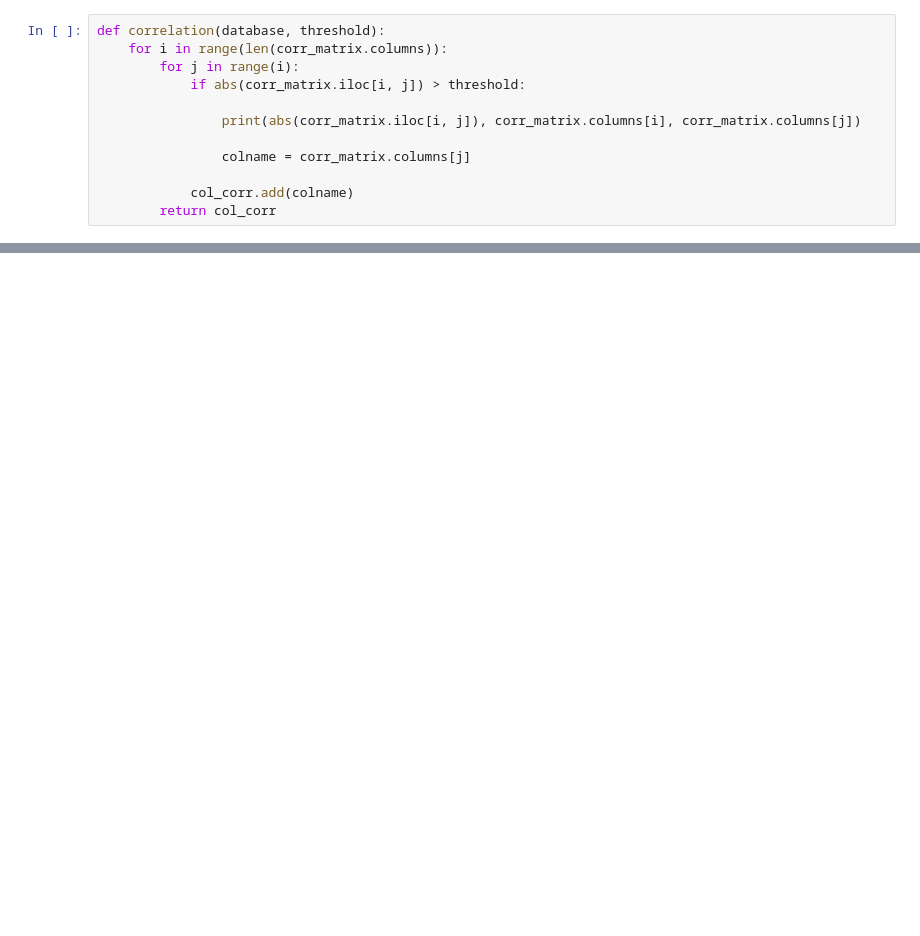
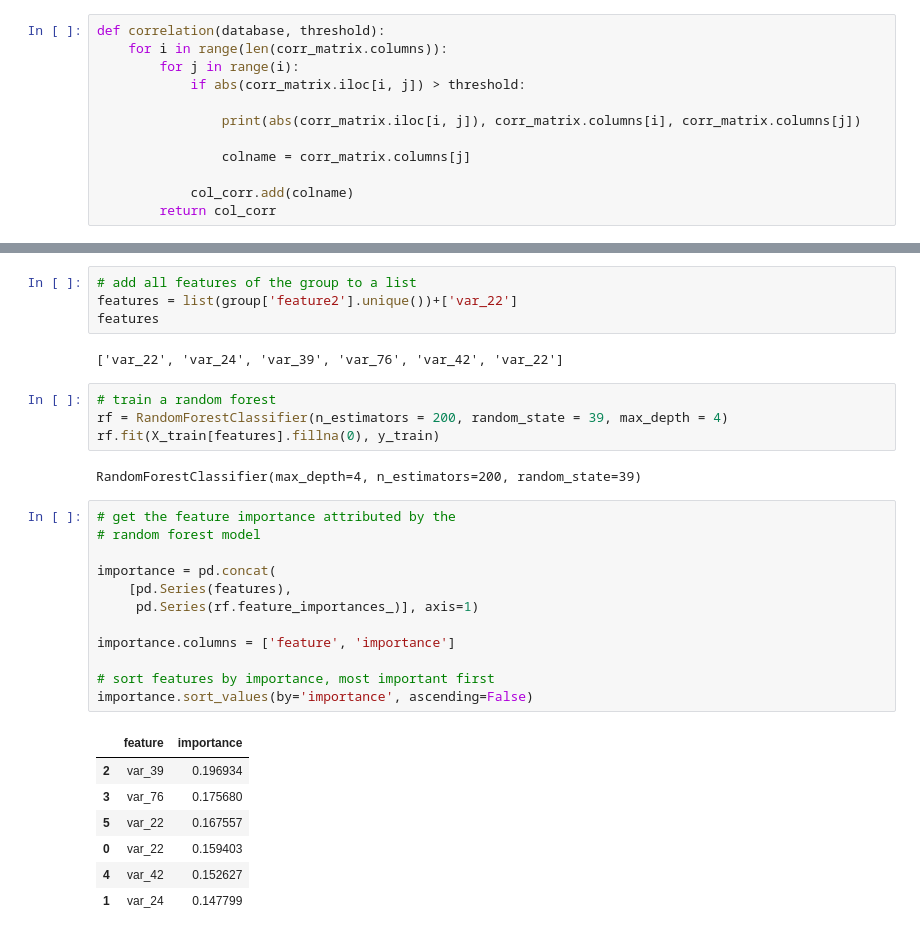
Before and after one commit to daianeklein/Feature-Selection, a Jupyter notebook: Correlation.ipynb, the cells around one changed output, grey strips where cells are left out. Saved outputs shown, nothing was run; the diff lists cells and outputs as text; blank space fills up the shorter version.

```diff
--- a/Correlation.ipynb
+++ b/Correlation.ipynb
@@ -225,0 +320,32 @@ len(set(corr_features))
+# %%
+# add all features of the group to a list
+features = list(group['feature2'].unique())+['var_22']
+features
+# %% [output]
+['var_22', 'var_24', 'var_39', 'var_76', 'var_42', 'var_22']
+# %%
+# train a random forest
+rf = RandomForestClassifier(n_estimators = 200, random_state = 39, max_depth = 4)
+rf.fit(X_train[features].fillna(0), y_train)
+# %% [output]
+RandomForestClassifier(max_depth=4, n_estimators=200, random_state=39)
+# %%
+# get the feature importance attributed by the
+# random forest model
+
+importance = pd.concat(
+    [pd.Series(features),
+     pd.Series(rf.feature_importances_)], axis=1)
+
+importance.columns = ['feature', 'importance']
+
+# sort features by importance, most important first
+importance.sort_values(by='importance', ascending=False)
+# %% [output]
+|  | feature | importance |
+| 2 | var_39 | 0.196934 |
+| 3 | var_76 | 0.175680 |
+| 5 | var_22 | 0.167557 |
+| 0 | var_22 | 0.159403 |
+| 4 | var_42 | 0.152627 |
+| 1 | var_24 | 0.147799 |
```
Also changed, not shown: parts of 14 cells of this notebook, 1 other file.
